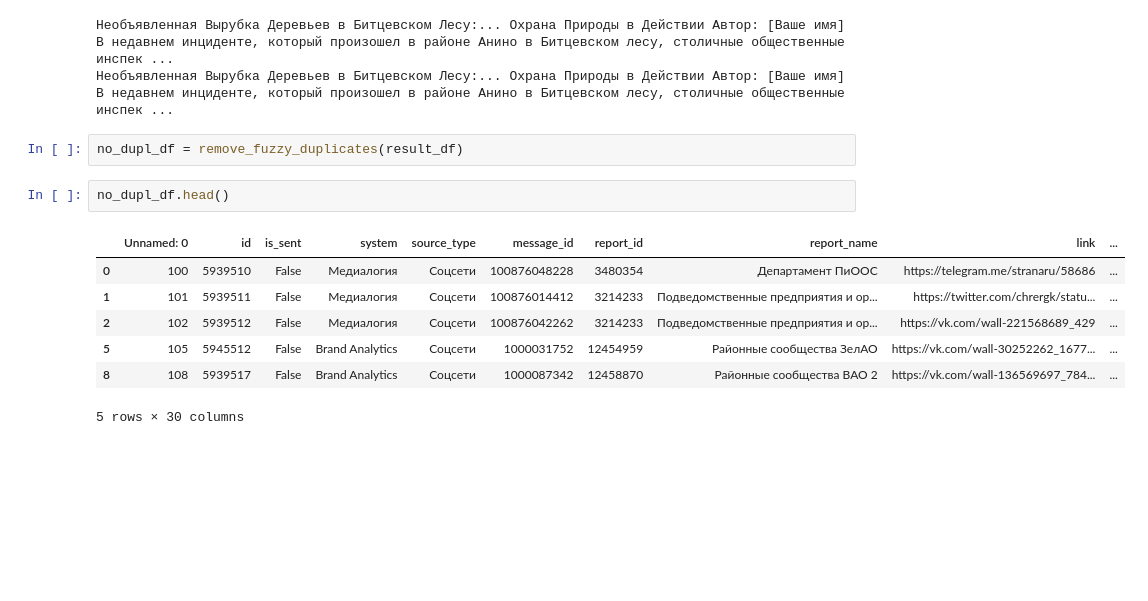
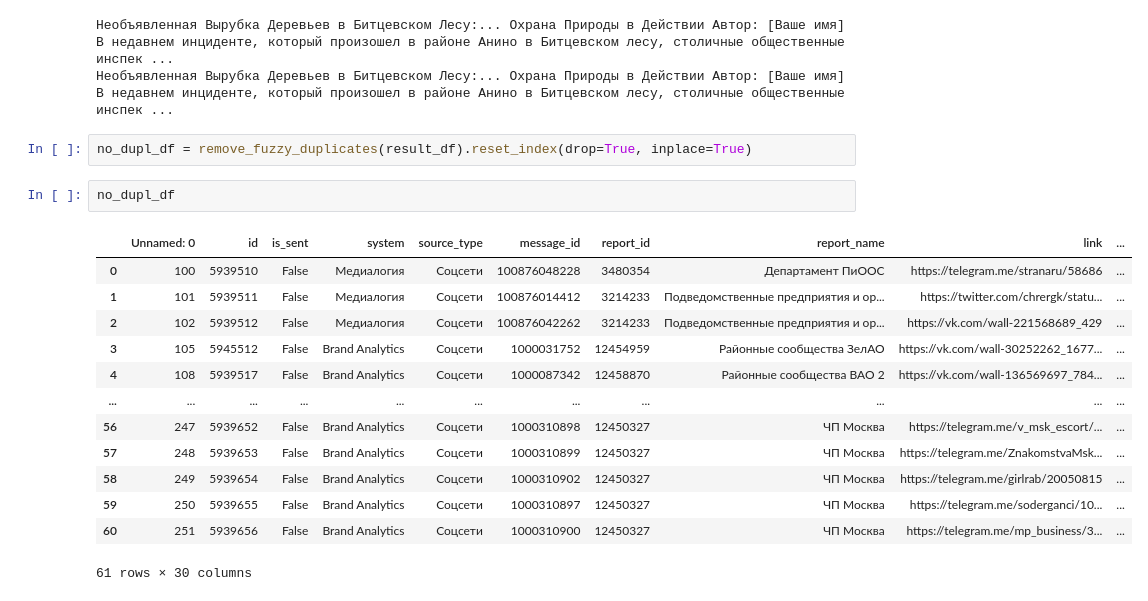
Before and after one commit to MKN09/fuzzy_duplicates, a Jupyter notebook: fuzzy_duplicates.ipynb, the cells around one changed output. Cells and saved outputs as stored; diff of their text form; blank space fills up the shorter version.

```diff
--- a/fuzzy_duplicates.ipynb
+++ b/fuzzy_duplicates.ipynb
@@ -271,14 +313,20 @@ print(result_df[result_df['id'] == 5939515]['annotation'].tolist()[0])
 Необъявленная Вырубка Деревьев в Битцевском Лесу:... Охрана Природы в Действии Автор: [Ваше имя] В недавнем инциденте, который произошел в районе Анино в Битцевском лесу, столичные общественные инспек ...
 Необъявленная Вырубка Деревьев в Битцевском Лесу:... Охрана Природы в Действии Автор: [Ваше имя] В недавнем инциденте, который произошел в районе Анино в Битцевском лесу, столичные общественные инспек ...
 # %%
-no_dupl_df = remove_fuzzy_duplicates(result_df)
+no_dupl_df = remove_fuzzy_duplicates(result_df).reset_index(drop=True, inplace=True)
 # %%
-no_dupl_df.head()
+no_dupl_df
 # %% [output]
 |  | Unnamed: 0 | id | is_sent | system | source_type | message_id | report_id | report_name | link | ... |
 | 0 | 100 | 5939510 | False | Медиалогия | Соцсети | 100876048228 | 3480354 | Департамент ПиООС | https://telegram.me/stranaru/58686 | ... |
 | 1 | 101 | 5939511 | False | Медиалогия | Соцсети | 100876014412 | 3214233 | Подведомственные предприятия и ор... | https://twitter.com/chrergk/statu... | ... |
 | 2 | 102 | 5939512 | False | Медиалогия | Соцсети | 100876042262 | 3214233 | Подведомственные предприятия и ор... | https://vk.com/wall-221568689_429 | ... |
-| 5 | 105 | 5945512 | False | Brand Analytics | Соцсети | 1000031752 | 12454959 | Районные сообщества ЗелАО | https://vk.com/wall-30252262_1677... | ... |
-| 8 | 108 | 5939517 | False | Brand Analytics | Соцсети | 1000087342 | 12458870 | Районные сообщества ВАО 2 | https://vk.com/wall-136569697_784... | ... |
+| 3 | 105 | 5945512 | False | Brand Analytics | Соцсети | 1000031752 | 12454959 | Районные сообщества ЗелАО | https://vk.com/wall-30252262_1677... | ... |
+| 4 | 108 | 5939517 | False | Brand Analytics | Соцсети | 1000087342 | 12458870 | Районные сообщества ВАО 2 | https://vk.com/wall-136569697_784... | ... |
+| ... | ... | ... | ... | ... | ... | ... | ... | ... | ... | ... |
+| 56 | 247 | 5939652 | False | Brand Analytics | Соцсети | 1000310898 | 12450327 | ЧП Москва | https://telegram.me/v_msk_escort/... | ... |
+| 57 | 248 | 5939653 | False | Brand Analytics | Соцсети | 1000310899 | 12450327 | ЧП Москва | https://telegram.me/ZnakomstvaMsk... | ... |
+| 58 | 249 | 5939654 | False | Brand Analytics | Соцсети | 1000310902 | 12450327 | ЧП Москва | https://telegram.me/girlrab/20050815 | ... |
+| 59 | 250 | 5939655 | False | Brand Analytics | Соцсети | 1000310897 | 12450327 | ЧП Москва | https://telegram.me/soderganci/10... | ... |
+| 60 | 251 | 5939656 | False | Brand Analytics | Соцсети | 1000310900 | 12450327 | ЧП Москва | https://telegram.me/mp_business/3... | ... |
-5 rows × 30 columns
+61 rows × 30 columns
```
Also changed, not shown: parts of 10 cells of this notebook.
